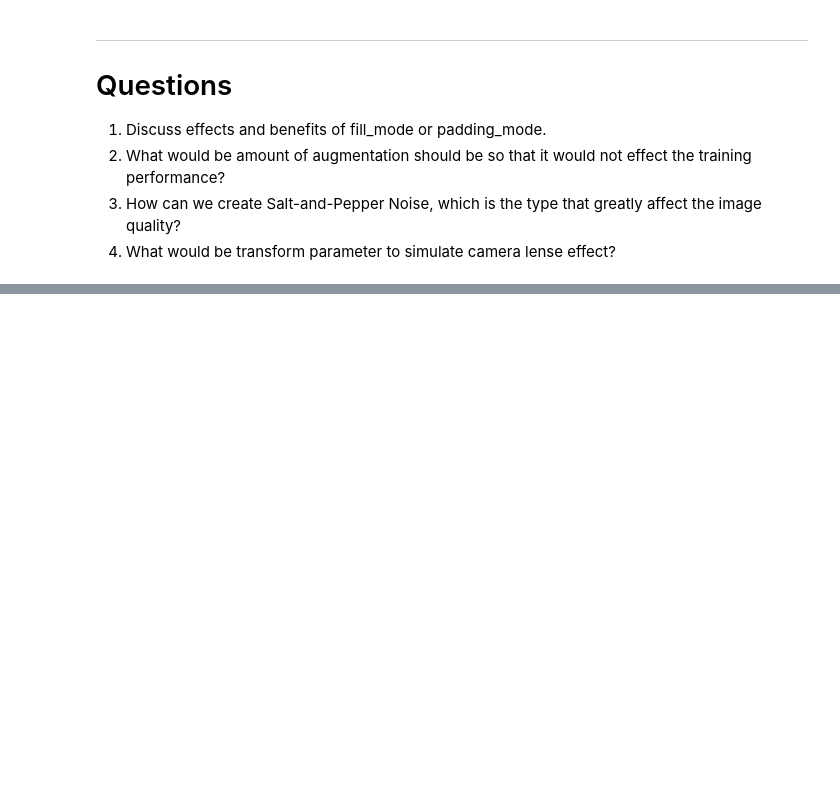
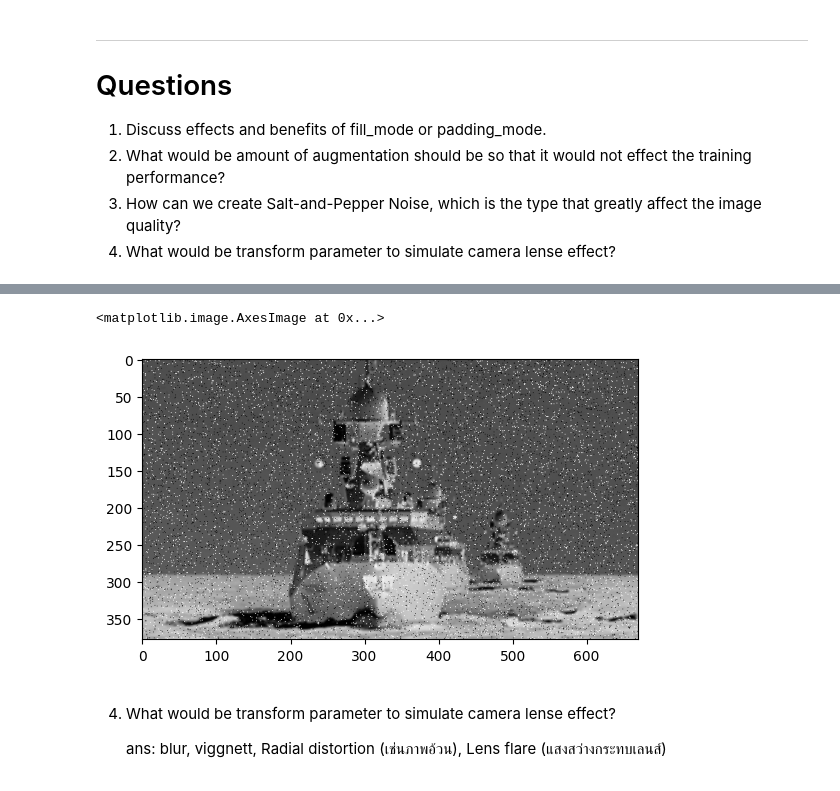
Before and after one commit to sitthatot/Lab7_Data-Augmentation-CNN, a Jupyter notebook: Lab7_1_DataAugmentation.ipynb, the cells around one changed output, grey strips where cells are left out. Drawn from its saved outputs; the diff is of its cells as text; code cells hidden in the pictures; blank space fills up the shorter version.

```diff
--- a/Lab7_1_DataAugmentation.ipynb
+++ b/Lab7_1_DataAugmentation.ipynb
@@ -234,0 +300,56 @@ torch.Size([16, 3, 128, 128])
+# %%
+import random
+import cv2
+
+def add_noise(img):
+
+	# Getting the dimensions of the image
+	row , col = img.shape
+
+	# Randomly pick some pixels in the
+	# image for coloring them white
+	# Pick a random number between 300 and 10000
+	number_of_pixels = random.randint(300, 10000)
+	for i in range(number_of_pixels):
+
+		# Pick a random y coordinate
+		y_coord=random.randint(0, row - 1)
+
+		# Pick a random x coordinate
+		x_coord=random.randint(0, col - 1)
+
+		# Color that pixel to white
+		img[y_coord][x_coord] = 255
+
+	# Randomly pick some pixels in
+	# the image for coloring them black
+	# Pick a random number between 300 and 10000
+	number_of_pixels = random.randint(300 , 10000)
+	for i in range(number_of_pixels):
+
+		# Pick a random y coordinate
+		y_coord=random.randint(0, row - 1)
+
+		# Pick a random x coordinate
+		x_coord=random.randint(0, col - 1)
+
+		# Color that pixel to black
+		img[y_coord][x_coord] = 0
+
+	return img
+
+# salt-and-pepper noise can
+# be applied only to grayscale images
+# Reading the color image in grayscale image
+img = cv2.imread('Ship/Train/battle ship/b2.jpg', cv2.IMREAD_GRAYSCALE)
+noise_img = add_noise(img)
+
+#Storing the image
+plt.imshow(noise_img, cmap="Grays")
+# %% [output]
+<matplotlib.image.AxesImage at 0x...>
+[figure, added]
+# %% [markdown]
+4. What would be transform parameter to simulate camera lense effect?
+
+    ans: blur, viggnett, Radial distortion (เช่นภาพอ้วน), Lens flare (แสงสว่างกระทบเลนส์)
```
Also changed, not shown: parts of 4 cells of this notebook.
